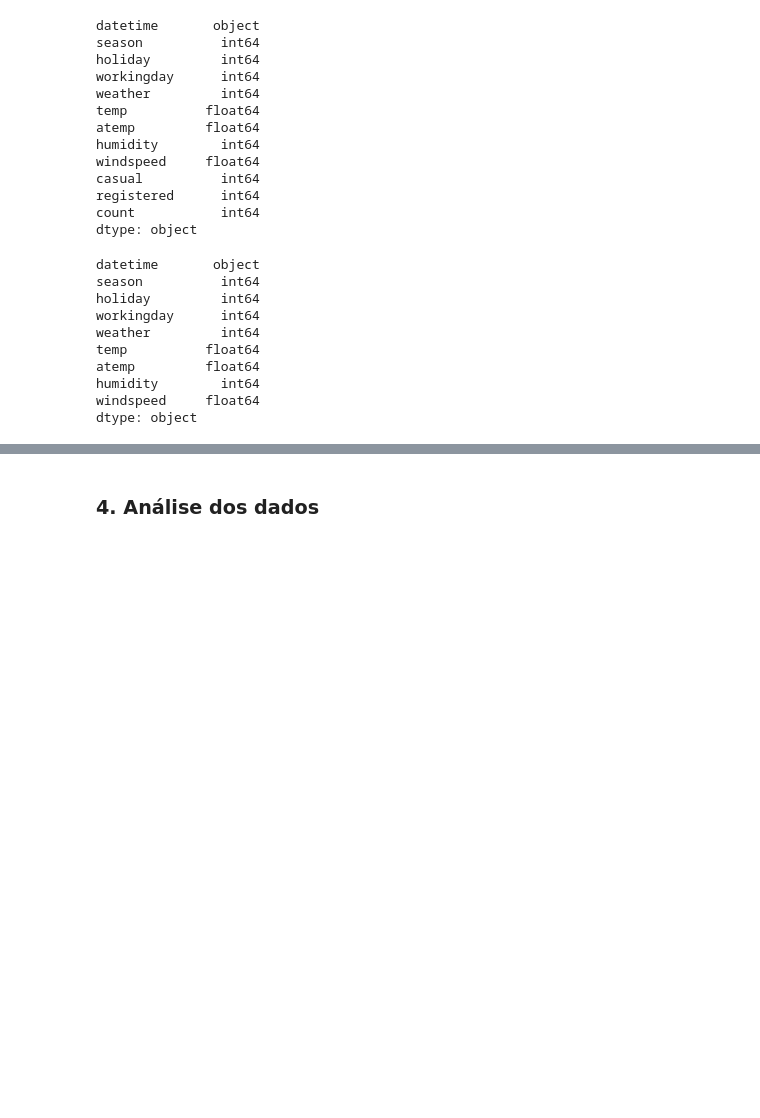
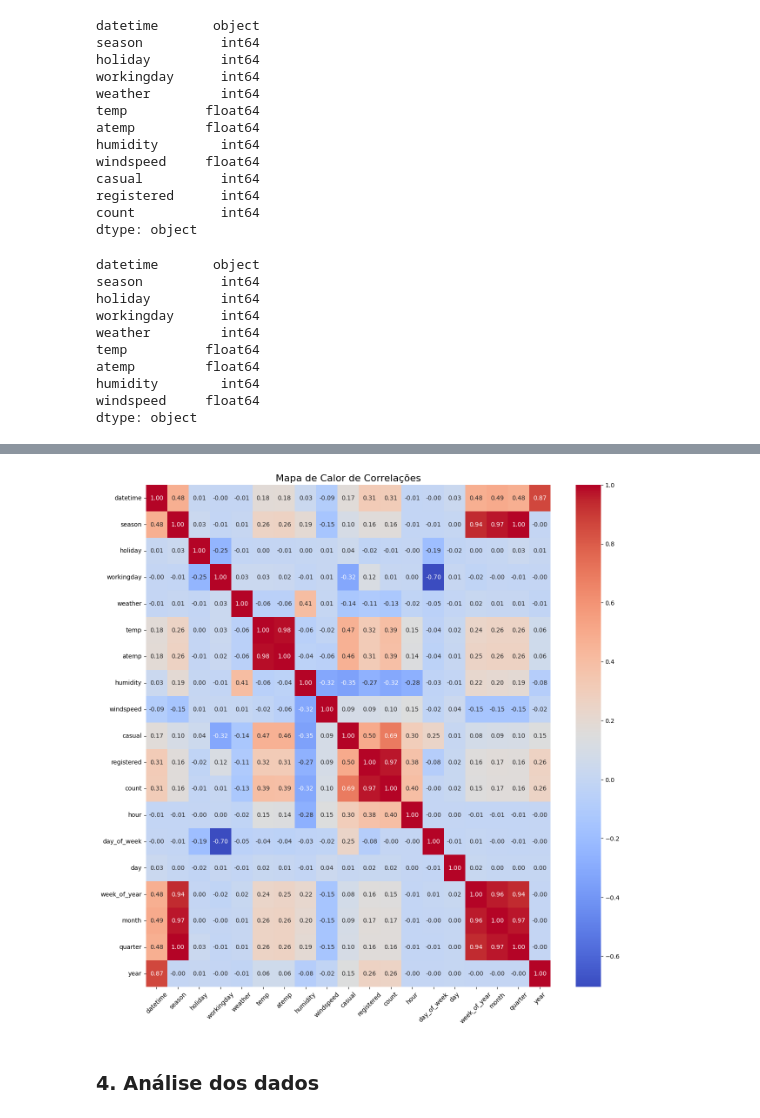
Before and after one commit to leotanaka4/Trabalho2LingProg, a Jupyter notebook: ans.ipynb, the cells around one changed output, grey strips where cells are left out. Cells and saved outputs as stored; diff of their text form; code cells hidden in the pictures; blank space fills up the shorter version.

Commit message:
fix: Adicionando mais gráficos e mudando o modelo

```diff
--- a/ans.ipynb
+++ b/ans.ipynb
@@ -184,3 +178,29 @@ sns.heatmap(data=correlacao, annot=True)
+# %%
+
+# Calcular as correlações
+correlacao = train.corr()
+
+# Ajustar o tamanho da figura
+plt.figure(figsize=(15, 15))
+
+# Criar o heatmap com anotações e personalizações
+heatmap = sns.heatmap(data=correlacao, annot=True, fmt=".2f", cmap='coolwarm')
+
+# Aumentar o tamanho das fontes dos valores de correlação
+heatmap.set_xticklabels(heatmap.get_xticklabels(), fontsize=10)
+heatmap.set_yticklabels(heatmap.get_yticklabels(), fontsize=10)
+
+# Adicionar título
+plt.title('Mapa de Calor de Correlações', fontsize=16)
+
+# Rotacionar os rótulos dos eixos
+plt.xticks(rotation=45)
+plt.yticks(rotation=0)
+
+# Mostrar o gráfico
+plt.show()
+# %% [output]
+[figure, added]
 # %% [markdown]
 ### 4. Análise dos dados
 # %%
```
Also changed, not shown: parts of 22 cells of this notebook, 1 other file.
